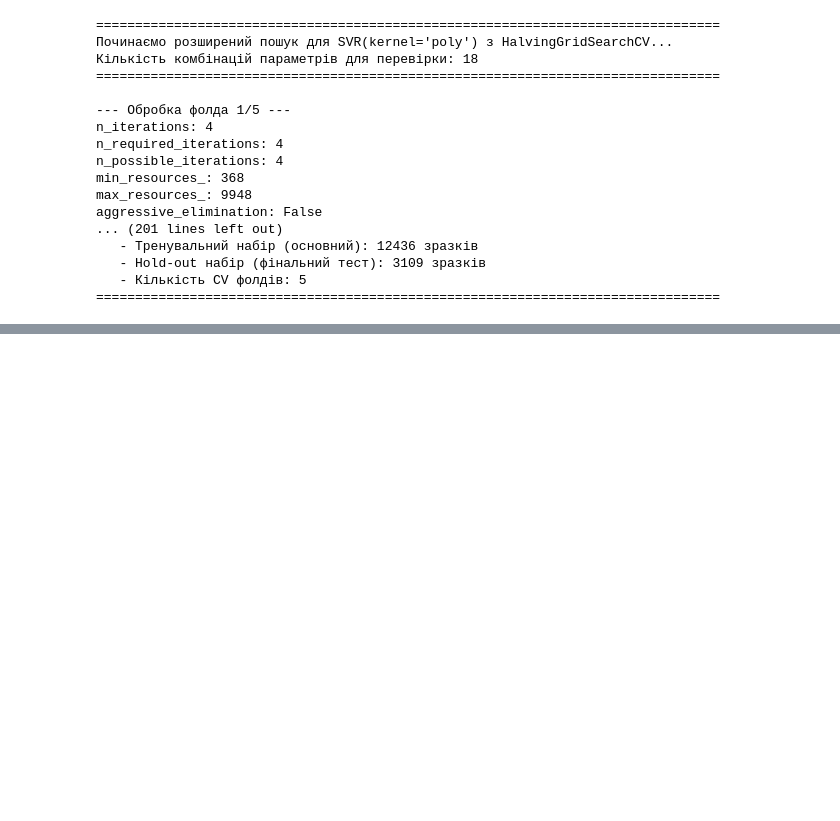
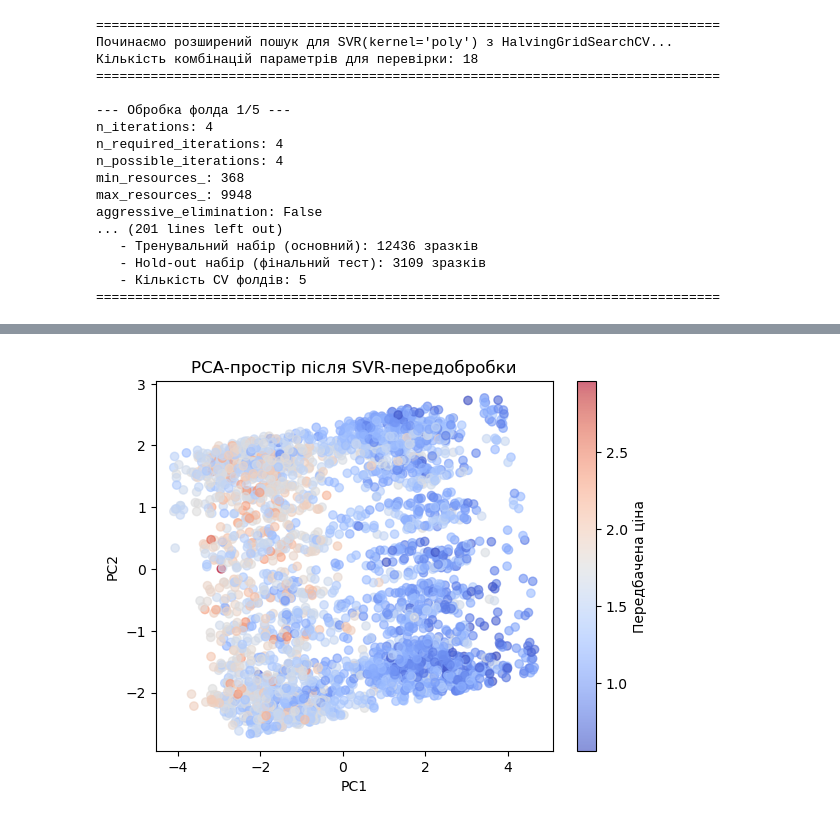
Before and after one commit to Max0Past/Data_Analysis, a Jupyter notebook: lab_2/avocado_prices_code.ipynb, the cells around one changed output, grey strips where cells are left out. Saved outputs shown, nothing was run; the diff lists cells and outputs as text; code cells hidden in the pictures; blank space fills up the shorter version.

```diff
--- a/lab_2/avocado_prices_code.ipynb
+++ b/lab_2/avocado_prices_code.ipynb
@@ -859,0 +895,13 @@ aggressive_elimination: False
+# %%
+from sklearn.decomposition import PCA
+
+pca = PCA(n_components=2)
+X_pca = pca.fit_transform(X_holdout_processed_df)
+plt.scatter(X_pca[:, 0], X_pca[:, 1], c=y_pred, cmap='coolwarm', alpha=0.6)
+plt.title("PCA-простір після SVR-передобробки")
+plt.xlabel("PC1")
+plt.ylabel("PC2")
+plt.colorbar(label='Передбачена ціна')
+plt.show()
+# %% [output]
+[figure, added]
```
Also changed, not shown: parts of 7 cells of this notebook.
